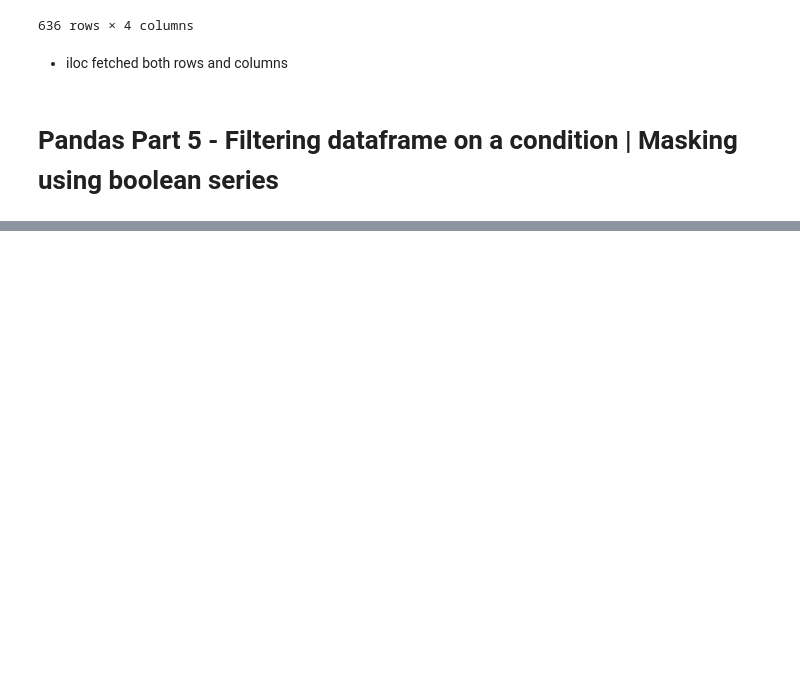
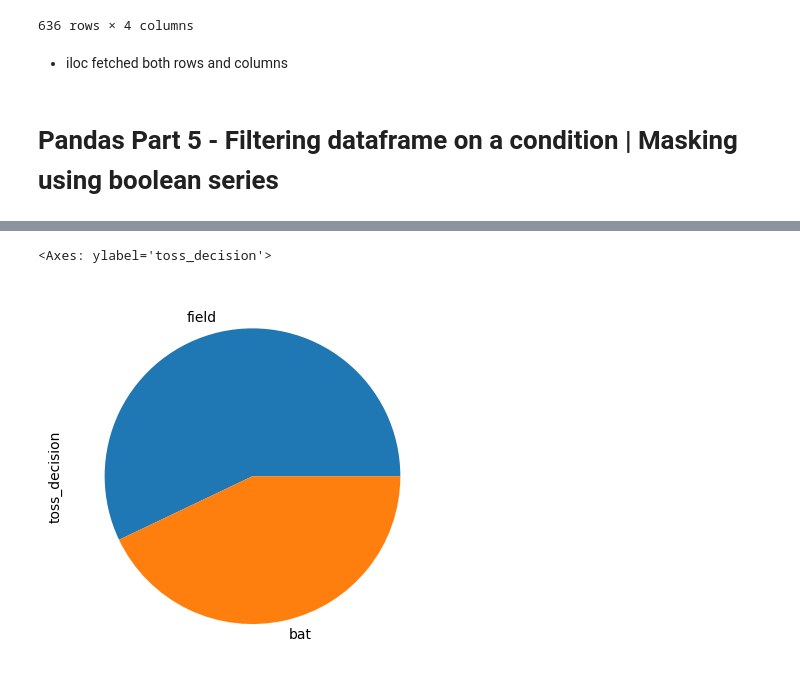
Before and after one commit to nehagovekar/Pandas_leetcode, a Jupyter notebook: IPL Analysis.ipynb, the cells around one changed output, grey strips where cells are left out. Cells and saved outputs as stored; diff of their text form; code cells hidden in the pictures; blank space fills up the shorter version.

```diff
--- a/IPL Analysis.ipynb
+++ b/IPL Analysis.ipynb
@@ -202,0 +311,5 @@ data.iloc[:,[0,1,2,5]] #cols
+# %%
+data['toss_decision'].value_counts().plot(kind='pie')
+# %% [output]
+<Axes: ylabel='toss_decision'>
+[figure, added]
```
Also changed, not shown: parts of 14 cells of this notebook.
